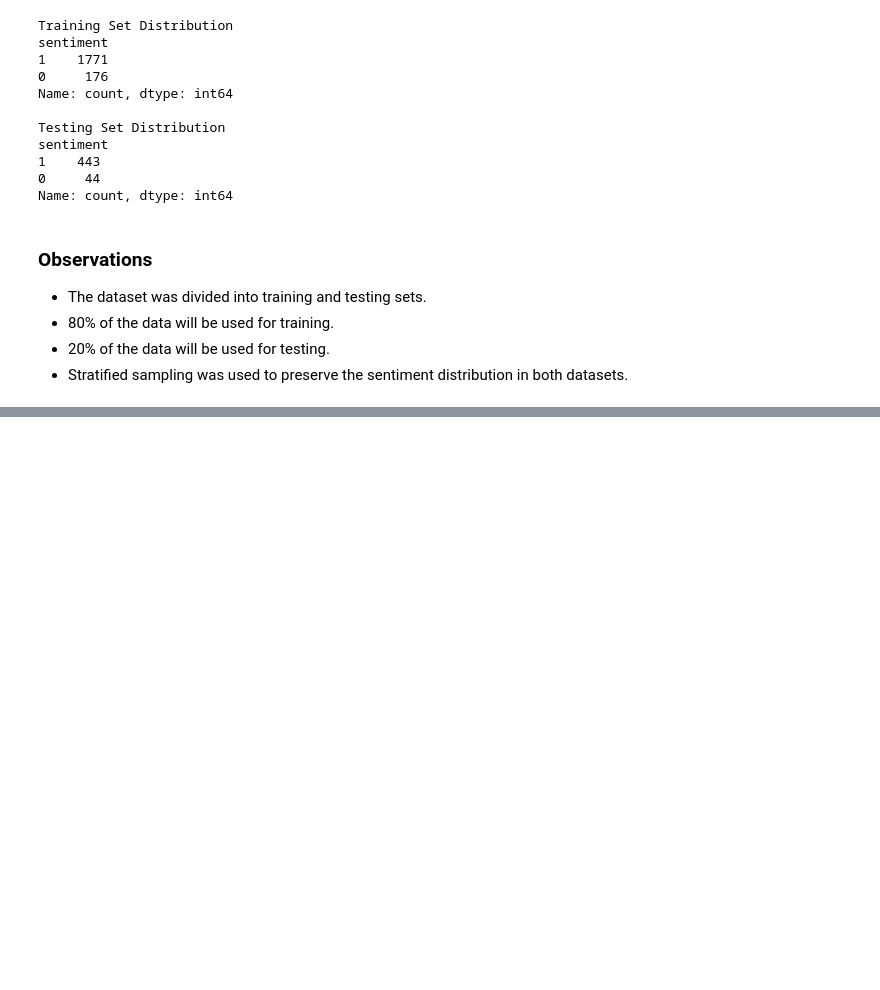
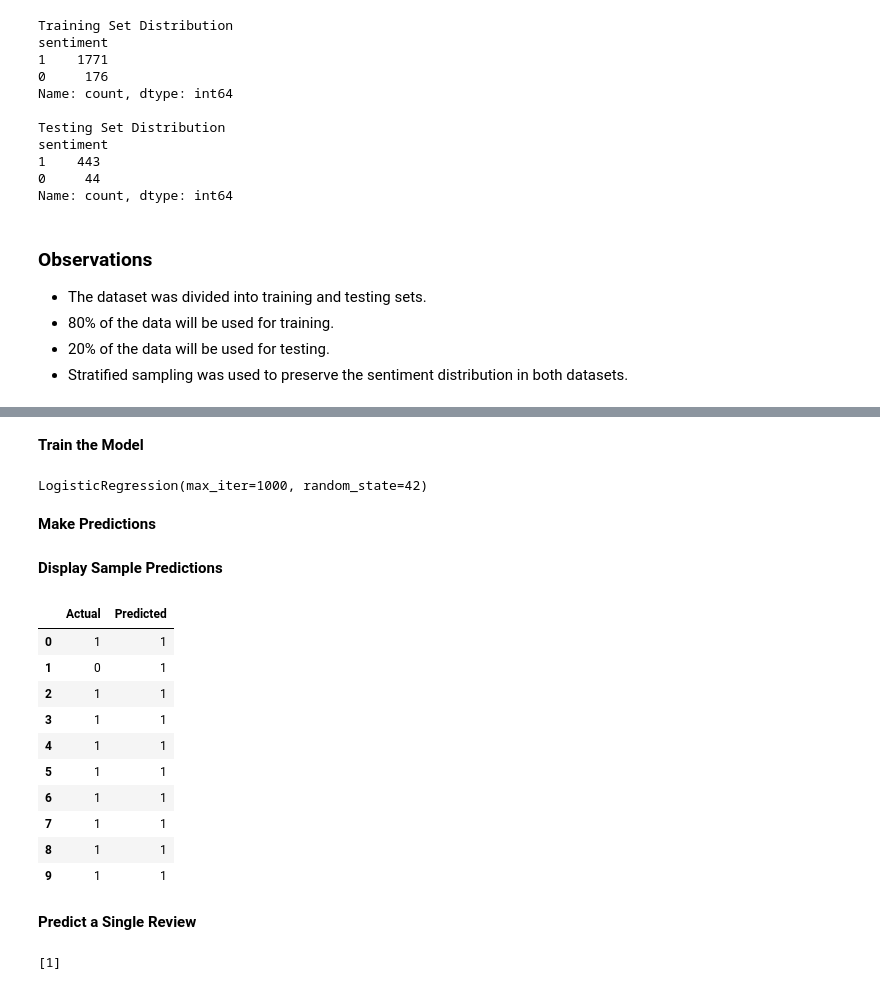
Before and after one commit to TahaBhatti786/Sentiment-Analysis-of-Product-Reviews, a Jupyter notebook: notebooks/sentiment_analysis.ipynb, the cells around one changed output, grey strips where cells are left out. Cells and saved outputs as stored; diff of their text form; code cells hidden in the pictures; blank space fills up the shorter version.

Commit message:
Train Logistic Regression classifier

```diff
--- a/notebooks/sentiment_analysis.ipynb
+++ b/notebooks/sentiment_analysis.ipynb
@@ -914,0 +923,50 @@ Name: count, dtype: int64
+# %%
+logistic_model = LogisticRegression(
+    random_state=42,
+    max_iter=1000
+)
+# %% [markdown]
+**Train the Model**
+# %%
+logistic_model.fit(X_train, y_train)
+# %% [output]
+LogisticRegression(max_iter=1000, random_state=42)
+# %% [markdown]
+**Make Predictions**
+# %%
+y_pred_logistic = logistic_model.predict(X_test)
+# %% [markdown]
+**Display Sample Predictions**
+# %%
+prediction_df = pd.DataFrame({
+    "Actual": y_test.values,
+    "Predicted": y_pred_logistic
+})
+
+prediction_df.head(10)
+# %% [output]
+|  | Actual | Predicted |
+| 0 | 1 | 1 |
+| 1 | 0 | 1 |
+| 2 | 1 | 1 |
+| 3 | 1 | 1 |
+| 4 | 1 | 1 |
+| 5 | 1 | 1 |
+| 6 | 1 | 1 |
+| 7 | 1 | 1 |
+| 8 | 1 | 1 |
+| 9 | 1 | 1 |
+# %% [markdown]
+**Predict a Single Review**
+# %%
+sample_review = [
+    "This product is absolutely amazing and easy to use."
+]
+
+sample_vector = tfidf_vectorizer.transform(sample_review)
+
+prediction = logistic_model.predict(sample_vector)
+
+print(prediction)
+# %% [output]
+[1]
```
Also changed, not shown: parts of 5 cells of this notebook.
